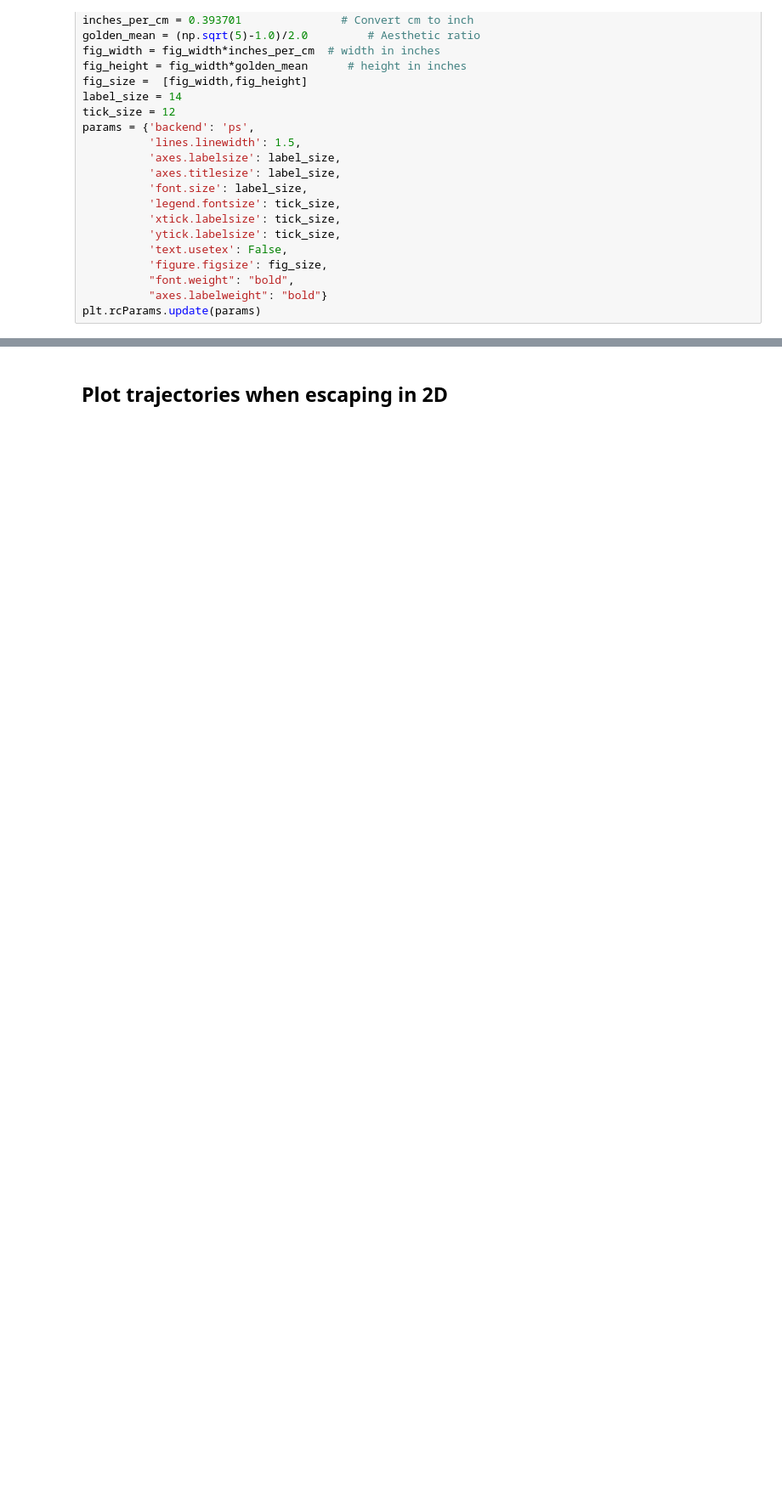
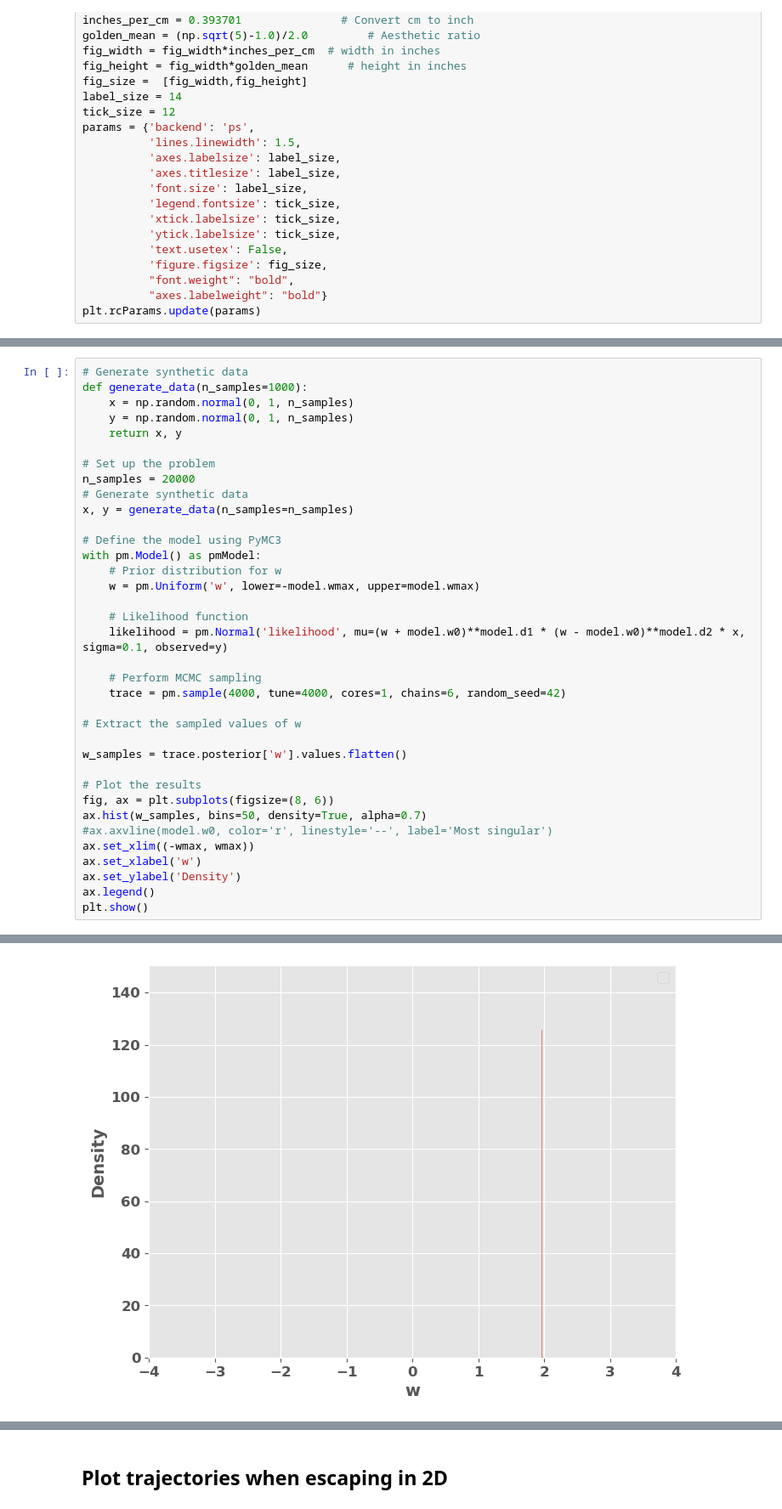
Before and after one commit to gcorlouer/SLTforSGD, a Jupyter notebook: notebooks/sgd_escapes.ipynb, the cells around one changed output, grey strips where cells are left out. Shown at 85% size. Drawn from its saved outputs; the diff is of its cells as text; blank space fills up the shorter version.

Commit message:
added bayesian posterior 1d

```diff
--- a/notebooks/sgd_escapes.ipynb
+++ b/notebooks/sgd_escapes.ipynb
@@ -79,0 +81,37 @@ plot_potential(model, nsamp = 10**4, ymax = 150)
+# %%
+# Generate synthetic data
+def generate_data(n_samples=1000):
+    x = np.random.normal(0, 1, n_samples)
+    y = np.random.normal(0, 1, n_samples)
+    return x, y
+
+# Set up the problem
+n_samples = 20000
+# Generate synthetic data
+x, y = generate_data(n_samples=n_samples)
+
+# Define the model using PyMC3
+with pm.Model() as pmModel:
+    # Prior distribution for w
+    w = pm.Uniform('w', lower=-model.wmax, upper=model.wmax)
+
+    # Likelihood function
+    likelihood = pm.Normal('likelihood', mu=(w + model.w0)**model.d1 * (w - model.w0)**model.d2 * x, sigma=0.1, observed=y)
+
+    # Perform MCMC sampling
+    trace = pm.sample(4000, tune=4000, cores=1, chains=6, random_seed=42)
+
+# Extract the sampled values of w
+
+w_samples = trace.posterior['w'].values.flatten()
+
+# Plot the results
+fig, ax = plt.subplots(figsize=(8, 6))
+ax.hist(w_samples, bins=50, density=True, alpha=0.7)
+#ax.axvline(model.w0, color='r', linestyle='--', label='Most singular')
+ax.set_xlim((-wmax, wmax))
+ax.set_xlabel('w')
+ax.set_ylabel('Density')
+ax.legend()
+plt.show()
+# %% [output]
@@ -79,0 +130 @@ plot_potential(model, nsamp = 10**4, ymax = 150)
+[figure, added]
```
Also changed, not shown: parts of 16 cells of this notebook, 1 other file.
